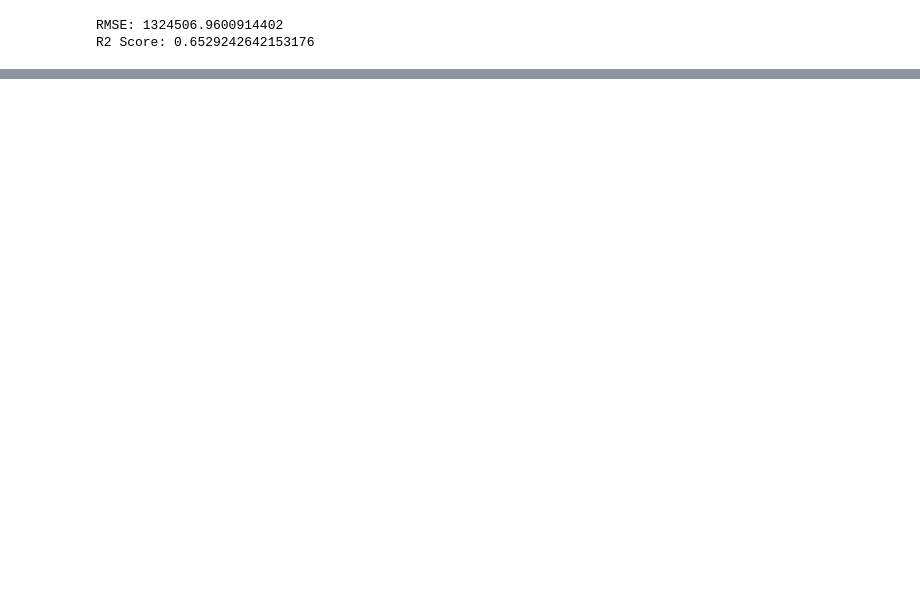
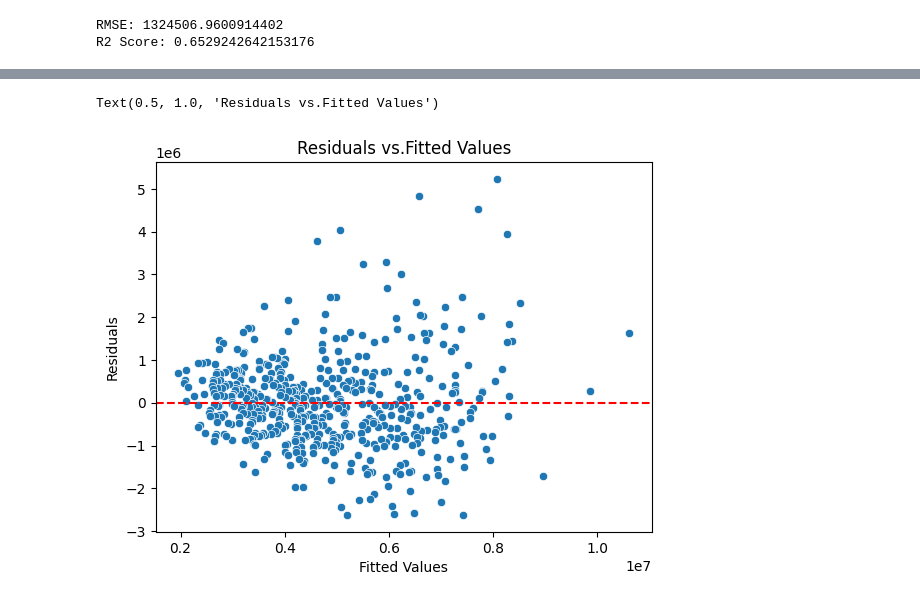
Before and after one commit to mut-rogers/House-Price-Prediction-with-Machine-Learning, a Jupyter notebook: notebook/solution.ipynb, the cells around one changed output, grey strips where cells are left out. Drawn from its saved outputs; the diff is of its cells as text; code cells hidden in the pictures; blank space fills up the shorter version.

Commit message:
ols modelling

```diff
--- a/notebook/solution.ipynb
+++ b/notebook/solution.ipynb
@@ -345,0 +355,4 @@ R2 Score: 0.6529242642153176
+# %%
+# Buidlding the model
+ols_model = smf.ols(formula=formular_string, data=dataset_dummies)
+ols_model_fitted = ols_model.fit()
@@ -345,0 +381,6 @@ R2 Score: 0.6529242642153176
+# %%
+# The results suggests that our model suffers from multicolinearity
+# After studying the p_values,
+
+ols_pvalues = np.round(ols_model_fitted.pvalues, 4)
+ols_pvalues
@@ -345,0 +403,8 @@ R2 Score: 0.6529242642153176
+# %%
+# Considering significanat predictors and fitting the model again
+significant_features_ols = ols_pvalues[ols_pvalues < 0.05]
+
+predictor_variables_2 = [index_name for index_name in significant_features_ols.index]
+
+formular_string_2 = target_variable + " ~ " + "+".join(predictor_variables_2)
+formular_string_2
@@ -345,0 +413,3 @@ R2 Score: 0.6529242642153176
+# %%
+ols_model_2 = smf.ols(formula=formular_string_2, data=dataset_dummies)
+ols_model_2_fitted = ols_model_2.fit()
@@ -345,0 +442,10 @@ R2 Score: 0.6529242642153176
+# %%
+# Testing the Constance Variance of the residuals (HETEROSCEDASTICITY)
+sns.scatterplot(x=ols_model_2_fitted.fittedvalues, y=ols_model_2_fitted.resid)
+plt.axhline(y=0, color="red", linestyle="--")
+plt.ylabel("Residuals")
+plt.xlabel("Fitted Values")
+plt.title("Residuals vs.Fitted Values")
+# %% [output]
+Text(0.5, 1.0, 'Residuals vs.Fitted Values')
+[figure, added]
```
Also changed, not shown: parts of 18 cells of this notebook.
